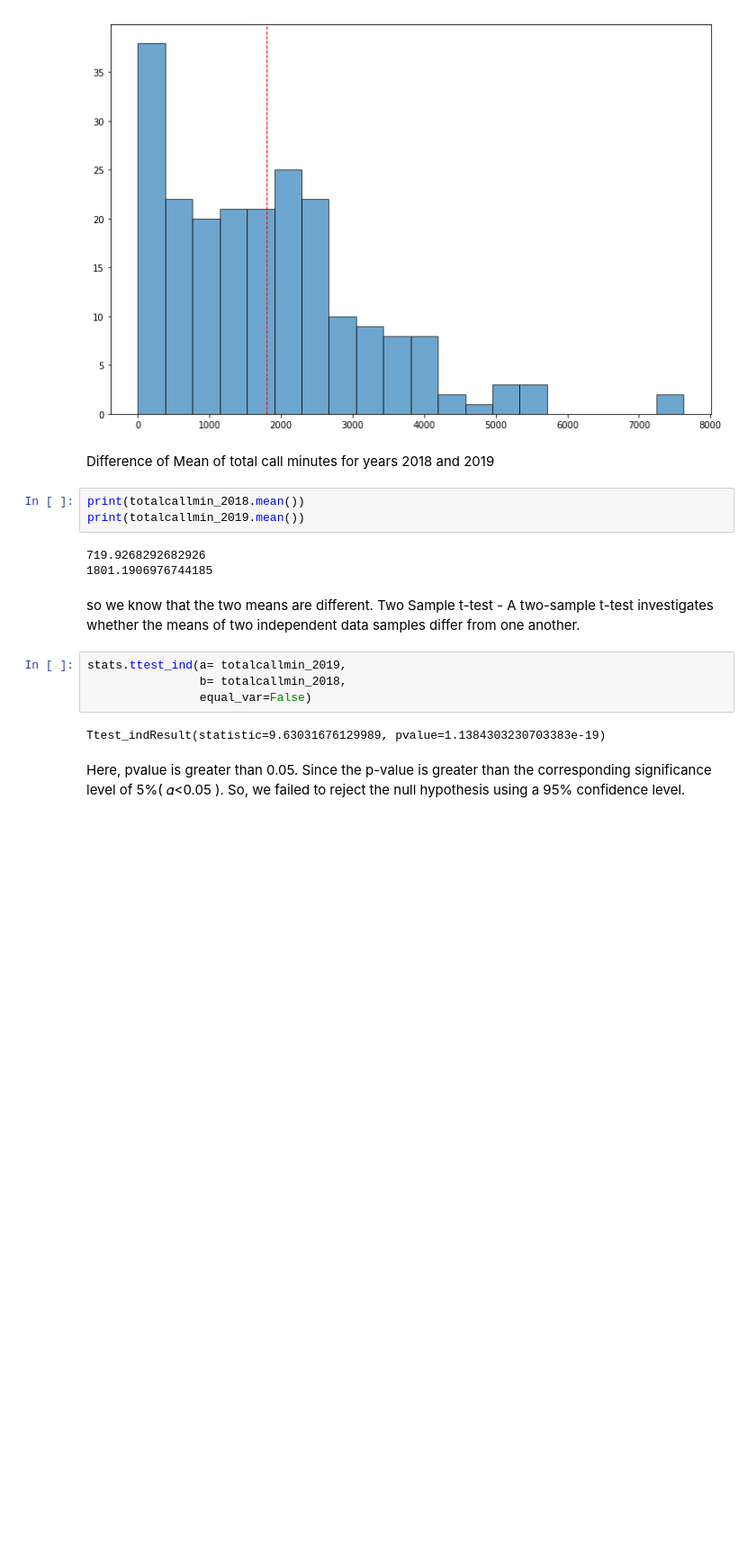
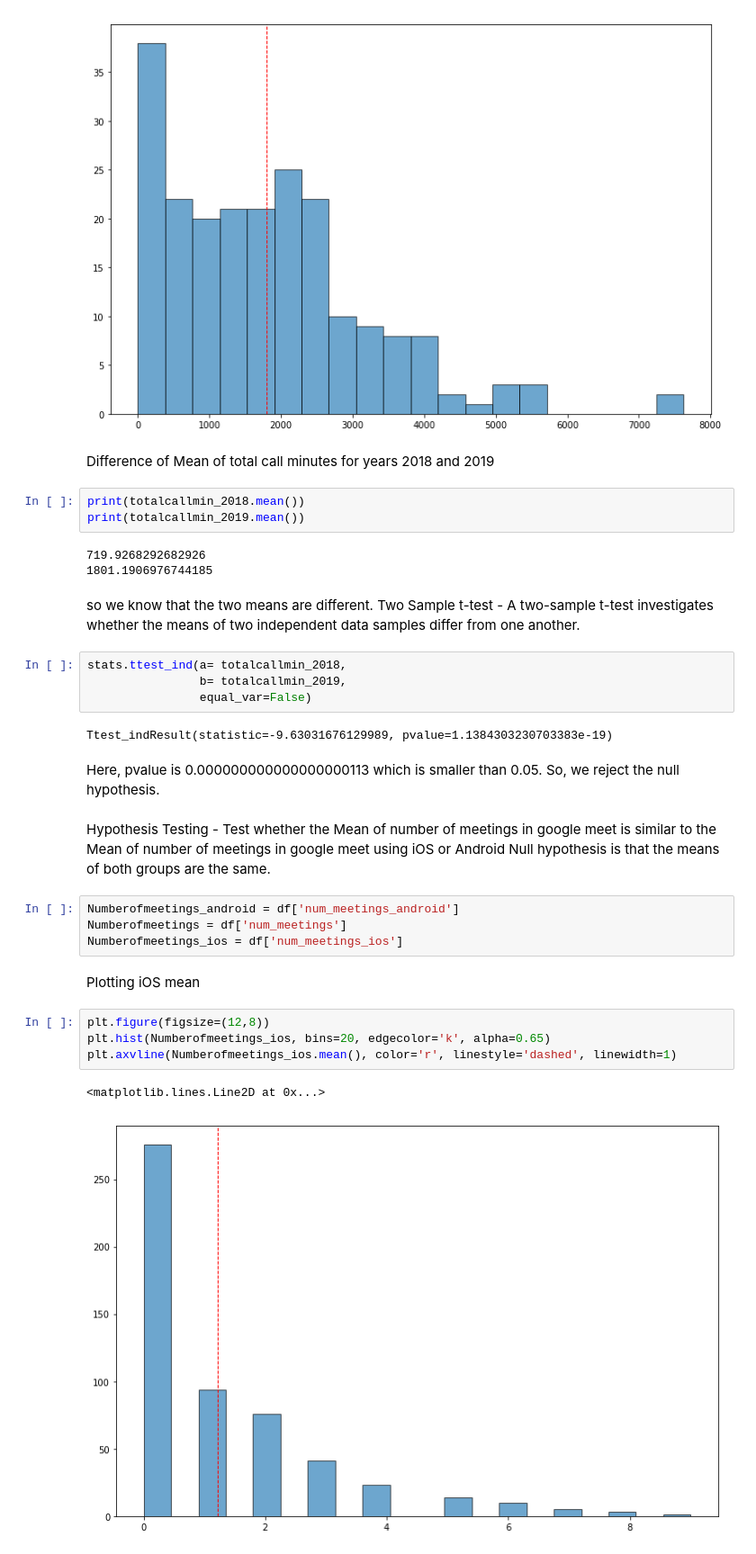
Before and after one commit to UNCG-CSE/G_Suite_Metrics, a Jupyter notebook: src/Anusha/Hypothesis testing_GoogleMeet_TotalCallMinutes.ipynb, the cells around one changed output. Shown at 90% size. Cells and saved outputs as stored; diff of their text form; blank space fills up the shorter version.

```diff
--- a/src/Anusha/Hypothesis testing_GoogleMeet_TotalCallMinutes.ipynb
+++ b/src/Anusha/Hypothesis testing_GoogleMeet_TotalCallMinutes.ipynb
@@ -48,11 +48,27 @@ print(totalcallmin_2019.mean())
 so we know that the two means are different.
 Two Sample t-test - A two-sample t-test investigates whether the means of two independent data samples differ from one another.
 # %%
-stats.ttest_ind(a= totalcallmin_2019,
-                b= totalcallmin_2018,
+stats.ttest_ind(a= totalcallmin_2018,
+                b= totalcallmin_2019,
                 equal_var=False)
 # %% [output]
-Ttest_indResult(statistic=9.63031676129989, pvalue=1.1384303230703383e-19)
+Ttest_indResult(statistic=-9.63031676129989, pvalue=1.1384303230703383e-19)
 # %% [markdown]
-Here, pvalue is greater than 0.05.
-Since the p-value is greater than the corresponding significance level of 5%( 𝛼<0.05 ). So, we failed to reject the null hypothesis using a 95% confidence level.
+Here, pvalue is 0.000000000000000000113 which is smaller than 0.05.
+So, we reject the null hypothesis.
+# %% [markdown]
+Hypothesis Testing - Test whether the Mean of number of meetings in google meet is similar to the Mean of number of meetings in google meet using iOS or Android
+Null hypothesis is that the means of both groups are the same.
+# %%
+Numberofmeetings_android = df['num_meetings_android']
+Numberofmeetings = df['num_meetings']
+Numberofmeetings_ios = df['num_meetings_ios']
+# %% [markdown]
+Plotting iOS mean
+# %%
+plt.figure(figsize=(12,8))
+plt.hist(Numberofmeetings_ios, bins=20, edgecolor='k', alpha=0.65)
+plt.axvline(Numberofmeetings_ios.mean(), color='r', linestyle='dashed', linewidth=1)
+# %% [output]
+<matplotlib.lines.Line2D at 0x...>
+[figure, added]
```
Also changed, not shown: parts of 9 cells of this notebook.
